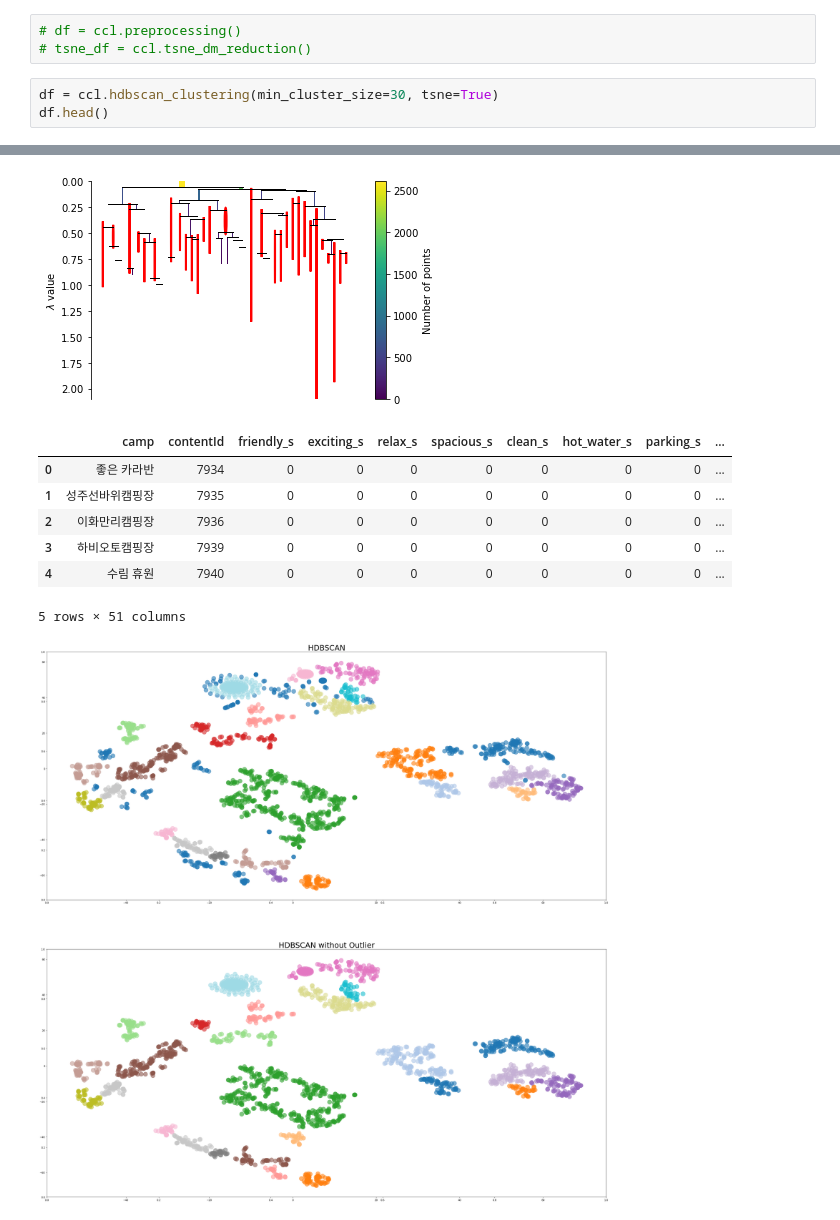
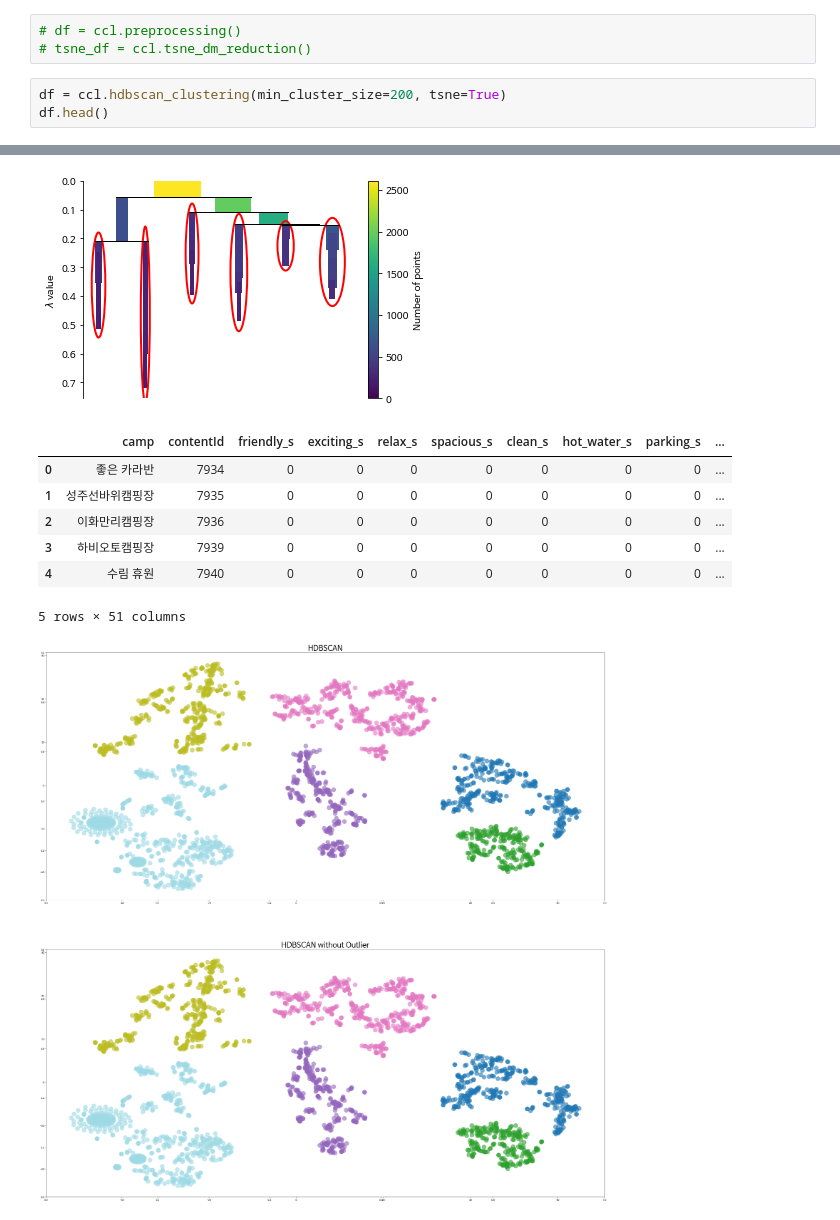
Before and after one commit to kohyunsil/Algo_camping, a Jupyter notebook: camping_modeling/clustering/camp_cluster_report_7.19.ipynb, the cells around one changed output, grey strips where cells are left out. Saved outputs shown, nothing was run; the diff lists cells and outputs as text.

Commit message:
Modify: updated min_cluster_size

```diff
--- a/camping_modeling/clustering/camp_cluster_report_7.19.ipynb
+++ b/camping_modeling/clustering/camp_cluster_report_7.19.ipynb
@@ -67,6 +67,6 @@ ccl = cc.CampCluster()
 # df = ccl.preprocessing()
 # tsne_df = ccl.tsne_dm_reduction()
 # %%
-df = ccl.hdbscan_clustering(min_cluster_size=30, tsne=True)
+df = ccl.hdbscan_clustering(min_cluster_size=200, tsne=True)
 df.head()
 # %% [output]
@@ -88,14 +82,14 @@ cluster
 Name: contentId, dtype: int64
 Condensed tree plot
-[figure, old version]
+[figure, new version]
 |  | camp | contentId | friendly_s | exciting_s | relax_s | spacious_s | clean_s | hot_water_s | parking_s | ... |
 | 0 | 좋은 카라반 | 7934 | 0 | 0 | 0 | 0 | 0 | 0 | 0 | ... |
 | 1 | 성주선바위캠핑장 | 7935 | 0 | 0 | 0 | 0 | 0 | 0 | 0 | ... |
 | 2 | 이화만리캠핑장 | 7936 | 0 | 0 | 0 | 0 | 0 | 0 | 0 | ... |
 | 3 | 하비오토캠핑장 | 7939 | 0 | 0 | 0 | 0 | 0 | 0 | 0 | ... |
 | 4 | 수림 휴원 | 7940 | 0 | 0 | 0 | 0 | 0 | 0 | 0 | ... |
 5 rows × 51 columns
-[figure, old version]
+[figure, new version]
 # %%
 pv = ccl.cluster_eda(df)
 pv
```
Also changed, not shown: parts of 20 cells of this notebook.
